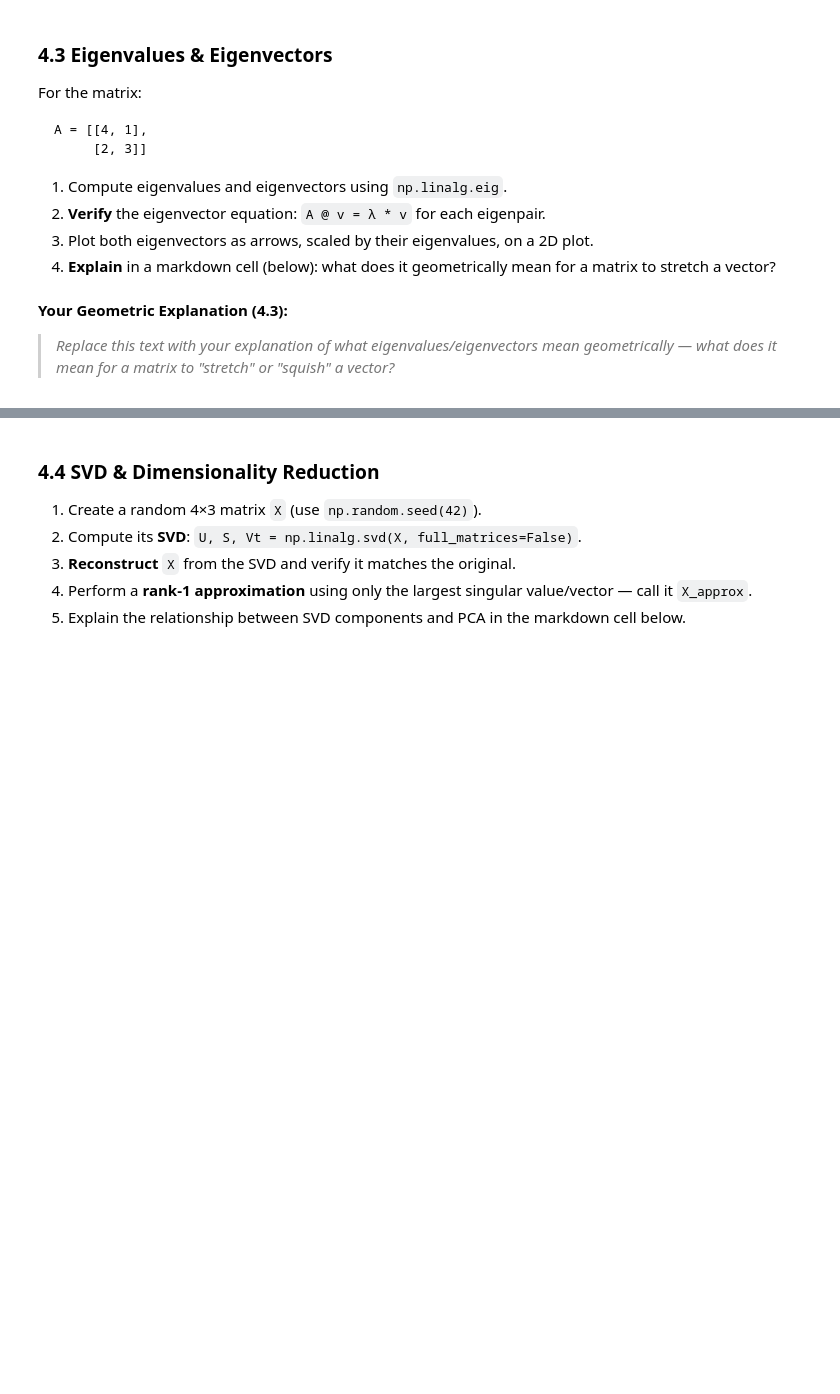
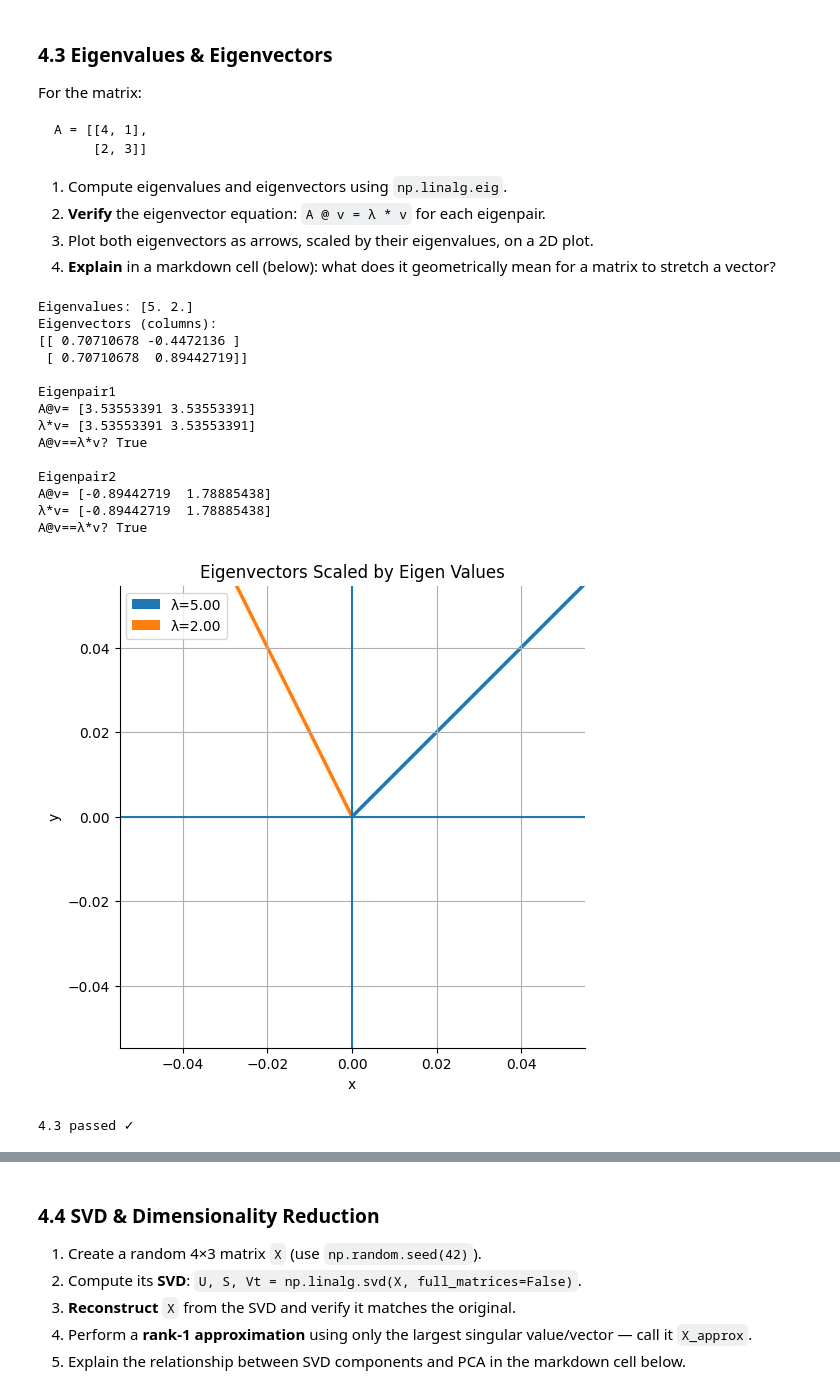
Before and after one commit to srishanthdevoju/Celebal_Internship, a Jupyter notebook: week1_srishanthdevoju.ipynb, the cells around one changed output, grey strips where cells are left out. Saved outputs shown, nothing was run; the diff lists cells and outputs as text; code cells hidden in the pictures; blank space fills up the shorter version.

```diff
--- a/week1_srishanthdevoju.ipynb
+++ b/week1_srishanthdevoju.ipynb
@@ -386,4 +467,71 @@ print("4.3 passed ✓")
-# %% [markdown]
-**Your Geometric Explanation (4.3):**
-
-> *Replace this text with your explanation of what eigenvalues/eigenvectors mean geometrically — what does it mean for a matrix to "stretch" or "squish" a vector?*
+# %%
+import matplotlib.pyplot as plt
+
+A = np.array([[4, 1], [2, 3]], dtype=float)
+
+eigenvalues, eigenvectors = np.linalg.eig(A)# YOUR CODE HERE
+
+print(f"Eigenvalues: {eigenvalues}")
+print(f"Eigenvectors (columns):\n{eigenvectors}")
+
+# Verify Av = λv for each eigenpair
+# YOUR CODE HERE
+for i in range (len(eigenvalues)):
+  v=eigenvectors[:,i]
+  lam=eigenvalues[i]
+  Av= A@v
+  lv= lam*v
+
+  print(f"\nEigenpair{i+1}")
+  print('A@v=',Av)
+  print('λ*v=',lv)
+  print(f'A@v==λ*v? {np.allclose(Av,lv)}')
+# Plot
+# YOUR CODE HERE
+plt.figure(figsize=(6, 6))
+for i in range(len(eigenvalues)):
+  v=eigenvectors[:,i]
+  scaled_v=eigenvalues[i]*v
+
+  plt.quiver(
+      0,0,scaled_v[0],scaled_v[1],
+      angles='xy',
+      scale_units='xy',
+      scale=1,
+      color=f'C{i}',
+      label=f'λ={eigenvalues[i]:.2f}'
+
+  )
+
+plt.axhline(0)
+plt.axvline(0)
+plt.xlim(-5,5)
+plt.ylim(-5,5)
+plt.xlabel('x')
+plt.ylabel('y')
+plt.title('Eigenvectors Scaled by Eigen Values')
+plt.legend()
+plt.grid(True)
+plt.axis('equal')
+
+plt.show()
+assert np.allclose(Av,lv)
+
+print("4.3 passed ✓")
+# %% [output]
+Eigenvalues: [5. 2.]
+Eigenvectors (columns):
+[[ 0.70710678 -0.4472136 ]
+ [ 0.70710678  0.89442719]]
+
+Eigenpair1
+A@v= [3.53553391 3.53553391]
+λ*v= [3.53553391 3.53553391]
+A@v==λ*v? True
+
+Eigenpair2
+A@v= [-0.89442719  1.78885438]
+λ*v= [-0.89442719  1.78885438]
+A@v==λ*v? True
+[figure, added]
+4.3 passed ✓
```
Also changed, not shown: parts of 37 cells of this notebook.
